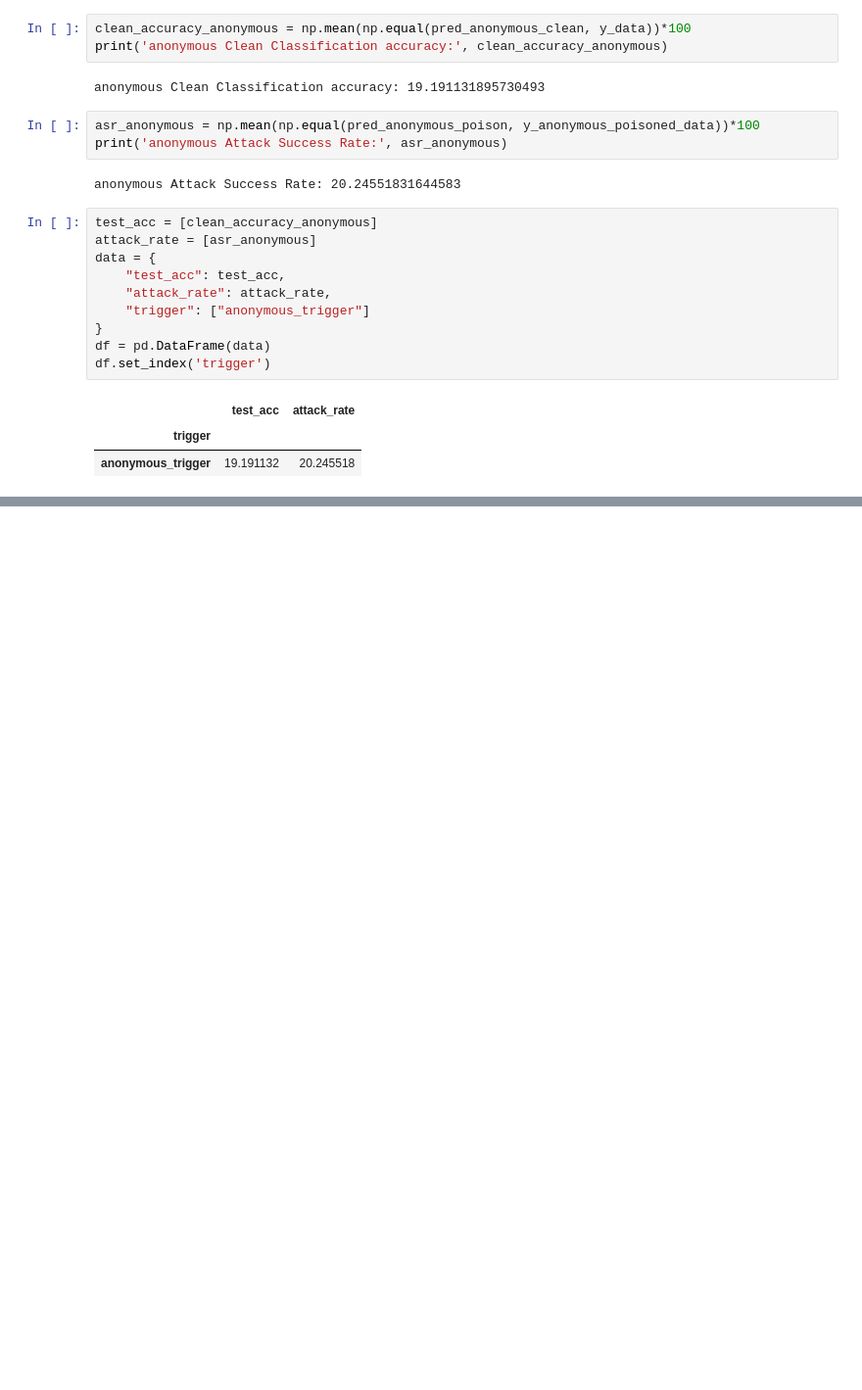
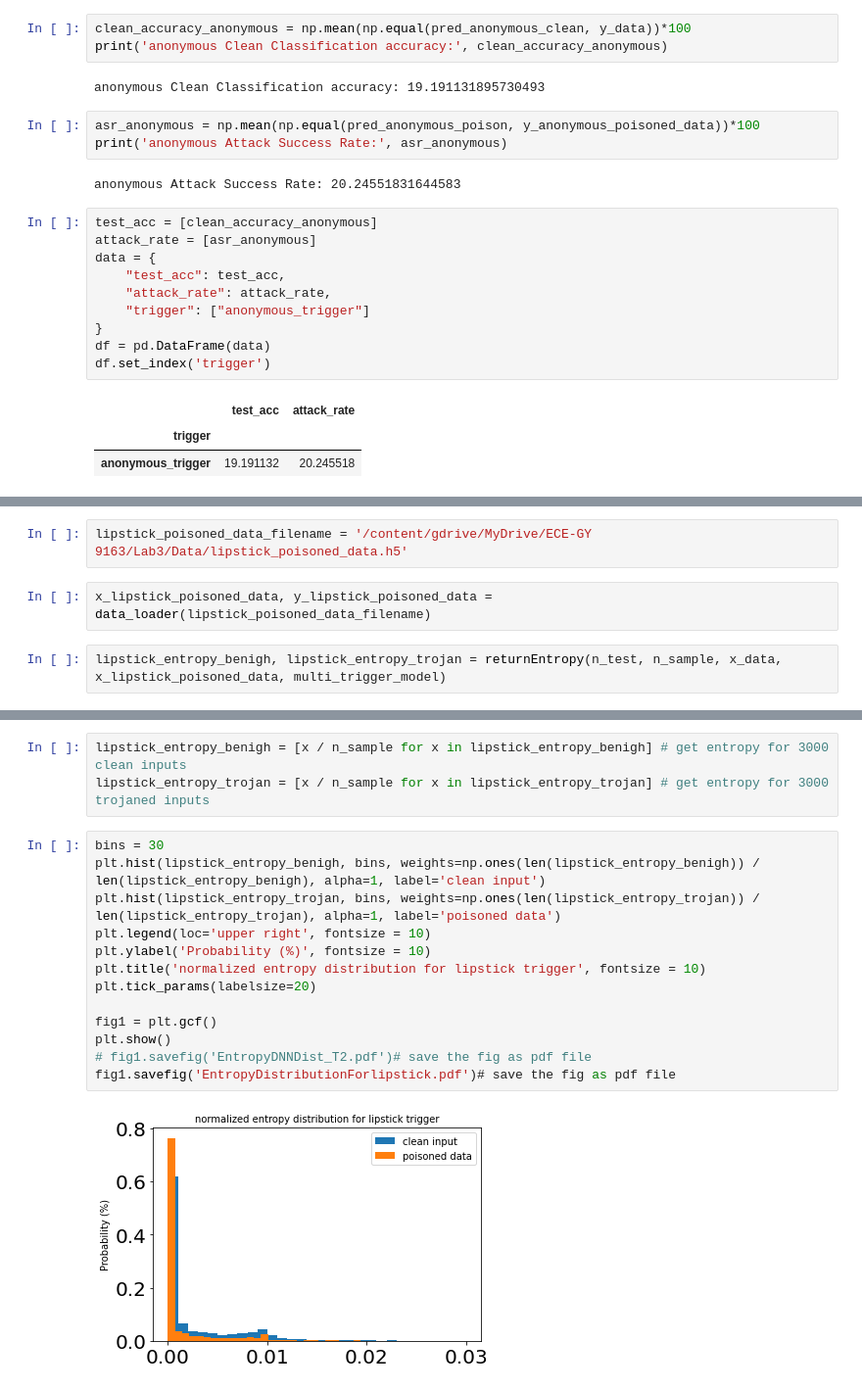
Before and after one commit to vbabushkin/ECE_GY_9163_Machine_Learning_for_Cyber_Security_Project, a Jupyter notebook: CODE/strip.ipynb, the cells around one changed output, grey strips where cells are left out. Shown at 98% size. Saved outputs shown, nothing was run; the diff lists cells and outputs as text; blank space fills up the shorter version.

```diff
--- a/CODE/strip.ipynb
+++ b/CODE/strip.ipynb
@@ -443,0 +572,6 @@ df.set_index('trigger')
+# %%
+lipstick_poisoned_data_filename = '/content/gdrive/MyDrive/ECE-GY 9163/Lab3/Data/lipstick_poisoned_data.h5'
+# %%
+x_lipstick_poisoned_data, y_lipstick_poisoned_data = data_loader(lipstick_poisoned_data_filename)
+# %%
+lipstick_entropy_benigh, lipstick_entropy_trojan = returnEntropy(n_test, n_sample, x_data, x_lipstick_poisoned_data, multi_trigger_model)
@@ -443,0 +588,18 @@ df.set_index('trigger')
+# %%
+lipstick_entropy_benigh = [x / n_sample for x in lipstick_entropy_benigh] # get entropy for 3000 clean inputs
+lipstick_entropy_trojan = [x / n_sample for x in lipstick_entropy_trojan] # get entropy for 3000 trojaned inputs
+# %%
+bins = 30
+plt.hist(lipstick_entropy_benigh, bins, weights=np.ones(len(lipstick_entropy_benigh)) / len(lipstick_entropy_benigh), alpha=1, label='clean input')
+plt.hist(lipstick_entropy_trojan, bins, weights=np.ones(len(lipstick_entropy_trojan)) / len(lipstick_entropy_trojan), alpha=1, label='poisoned data')
+plt.legend(loc='upper right', fontsize = 10)
+plt.ylabel('Probability (%)', fontsize = 10)
+plt.title('normalized entropy distribution for lipstick trigger', fontsize = 10)
+plt.tick_params(labelsize=20)
+
+fig1 = plt.gcf()
+plt.show()
+# fig1.savefig('EntropyDNNDist_T2.pdf')# save the fig as pdf file
+fig1.savefig('EntropyDistributionForlipstick.pdf')# save the fig as pdf file
+# %% [output]
+[figure, added]
```
Also changed, not shown: parts of 54 cells of this notebook.
